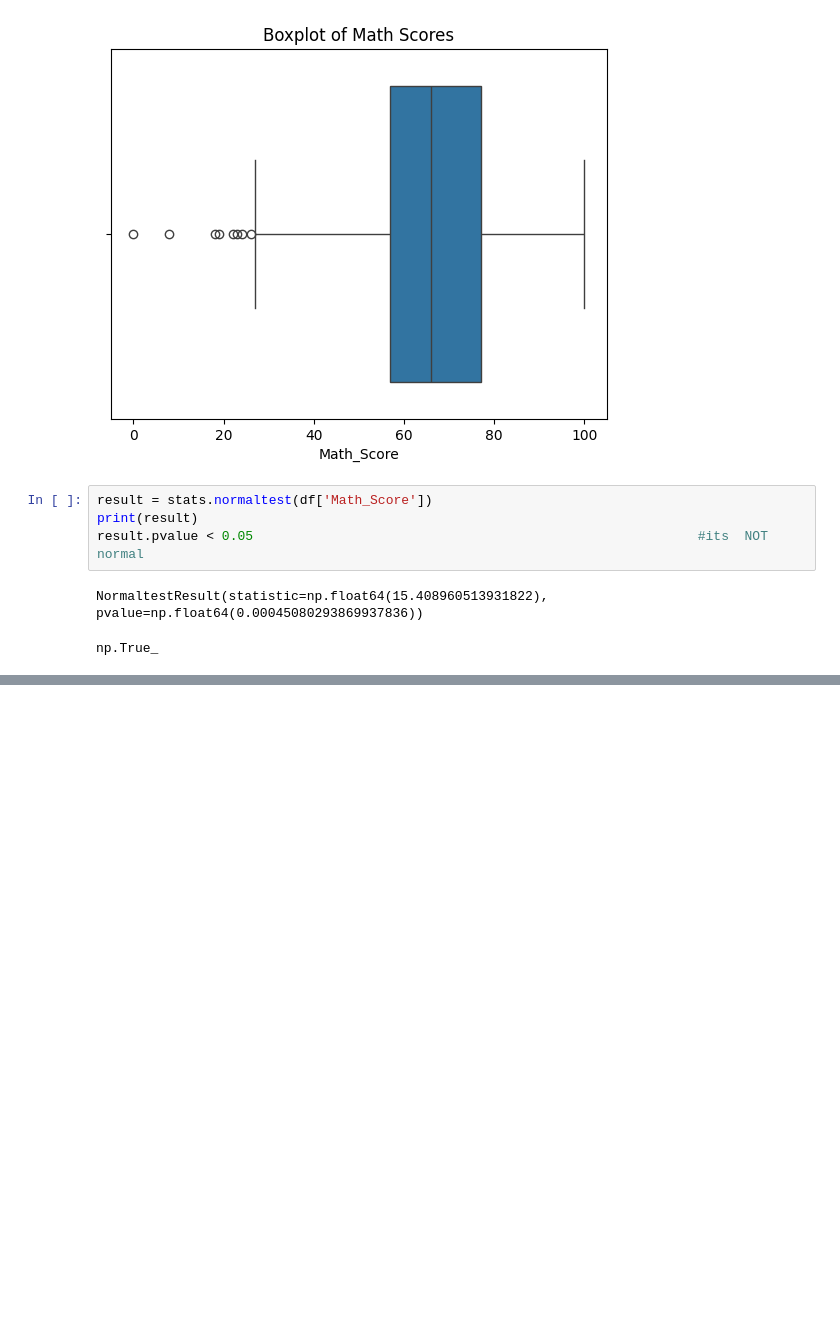
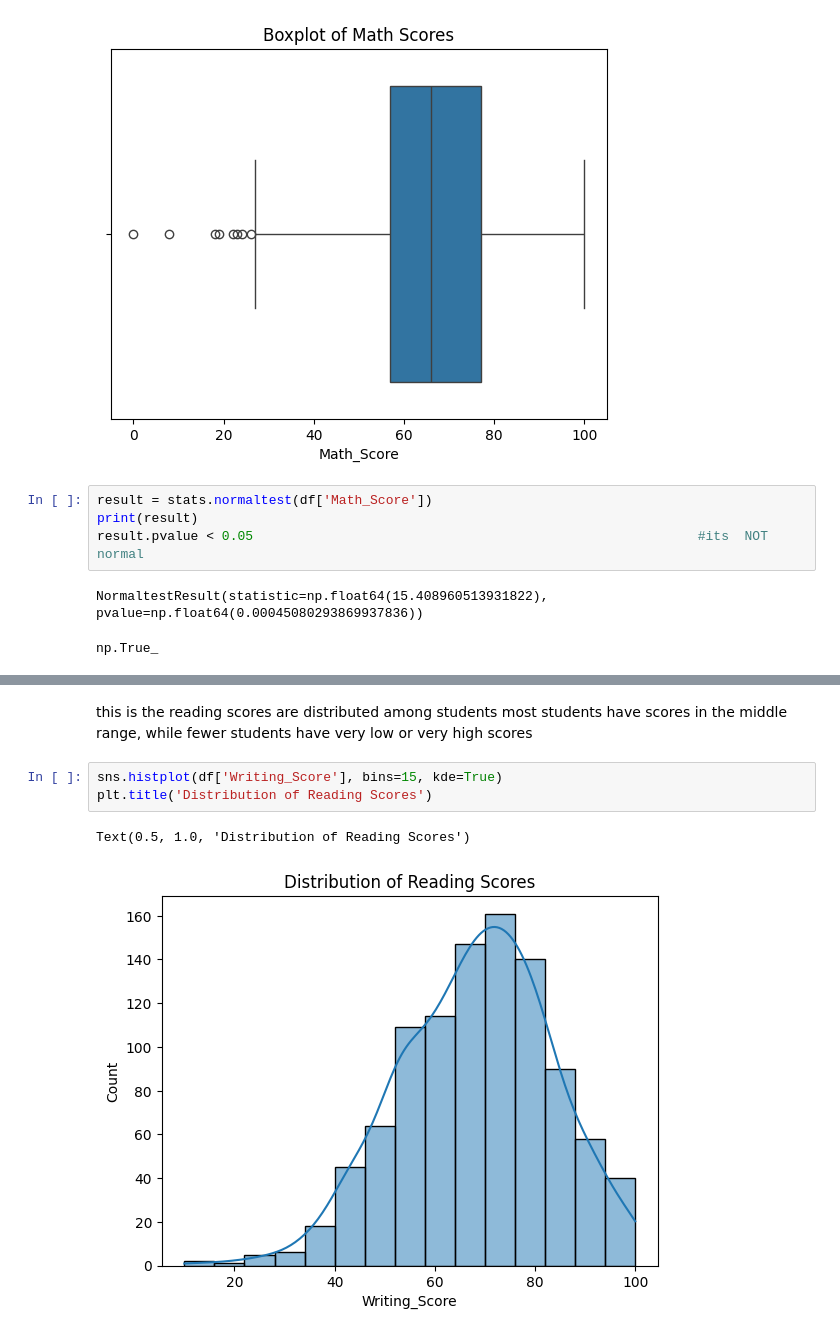
Before and after one commit to mamoo9811/Student-Performance-EDA-, a Jupyter notebook: Student_Performance_EDA.ipynb, the cells around one changed output, grey strips where cells are left out. Saved outputs shown, nothing was run; the diff lists cells and outputs as text; blank space fills up the shorter version.

```diff
--- a/Student_Performance_EDA.ipynb
+++ b/Student_Performance_EDA.ipynb
@@ -572,0 +590,8 @@ The histogram looks almost like a normal distribution but the normality test giv
+# %% [markdown]
+this is the reading scores are distributed among students most students have scores in the middle range, while fewer students have very low or very high scores
+# %%
+sns.histplot(df['Writing_Score'], bins=15, kde=True)
+plt.title('Distribution of Reading Scores')
+# %% [output]
+Text(0.5, 1.0, 'Distribution of Reading Scores')
+[figure, added]
```
Also changed, not shown: parts of 25 cells of this notebook.
